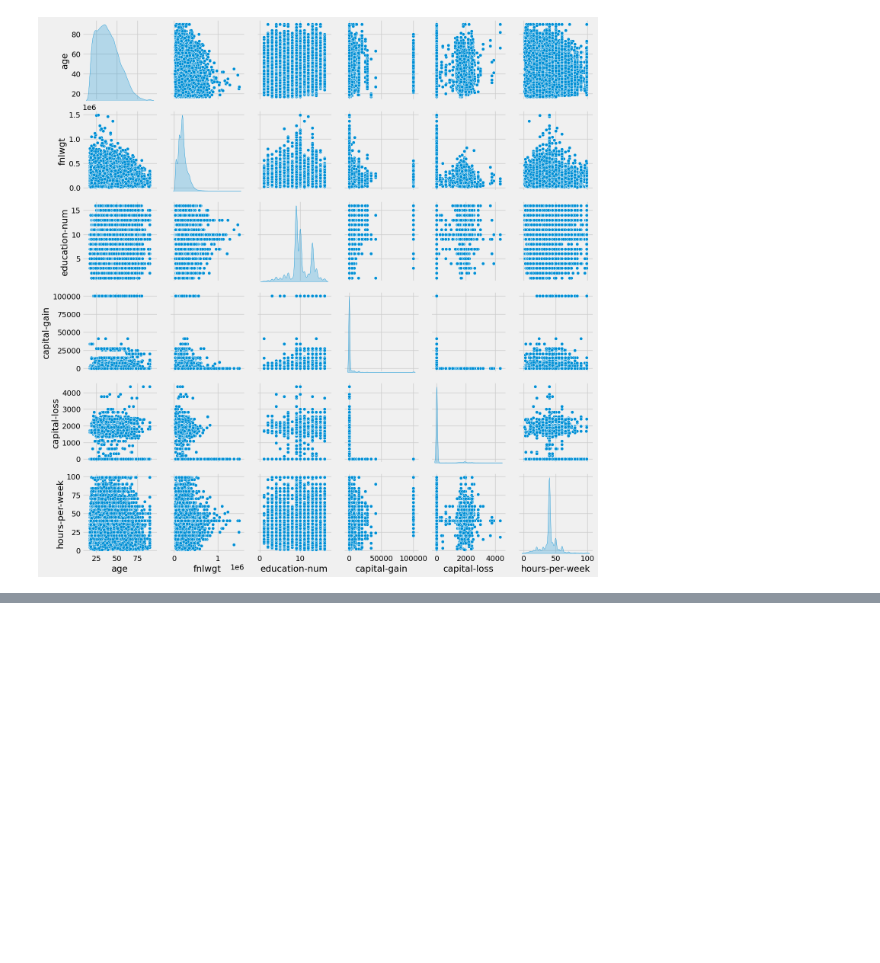
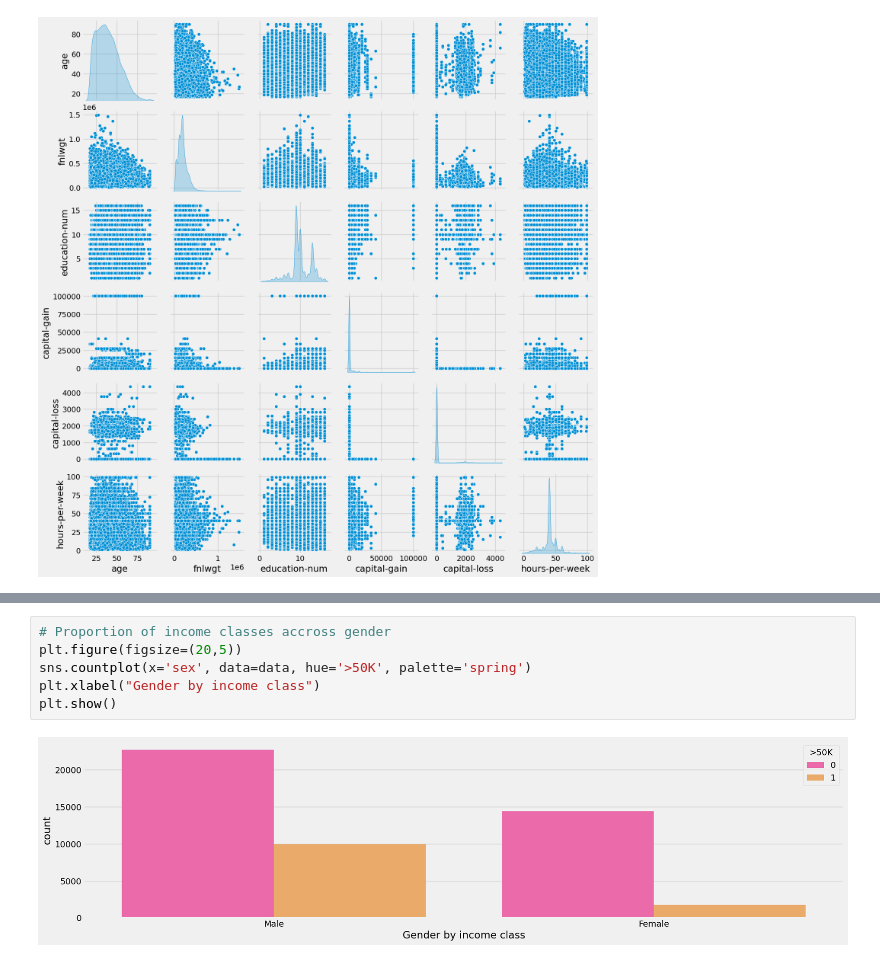
Before and after one commit to jrafei/income-prediction, a Jupyter notebook: notebooks/data_exploration.ipynb, the cells around one changed output, grey strips where cells are left out. Drawn from its saved outputs; the diff is of its cells as text; blank space fills up the shorter version.

```diff
--- a/notebooks/data_exploration.ipynb
+++ b/notebooks/data_exploration.ipynb
@@ -413,0 +417,8 @@ plt.show()
+# %%
+# Proportion of income classes accross gender
+plt.figure(figsize=(20,5))
+sns.countplot(x='sex', data=data, hue='>50K', palette='spring')
+plt.xlabel("Gender by income class")
+plt.show()
+# %% [output]
+[figure, added]
```
Also changed, not shown: parts of 45 cells of this notebook, 1 other file.
